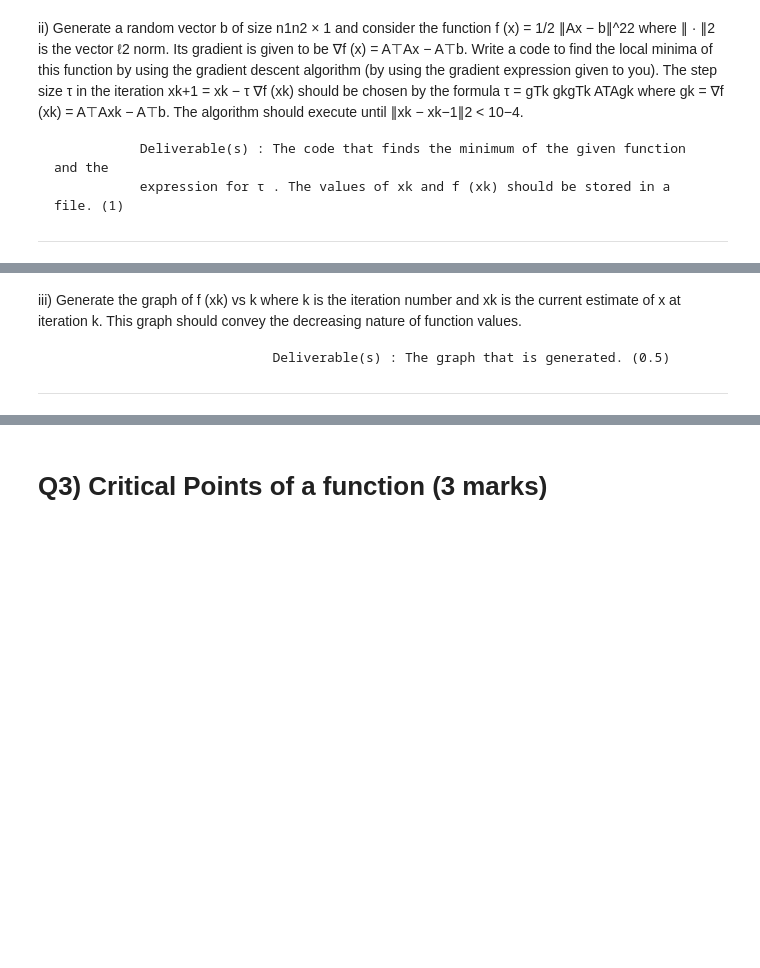
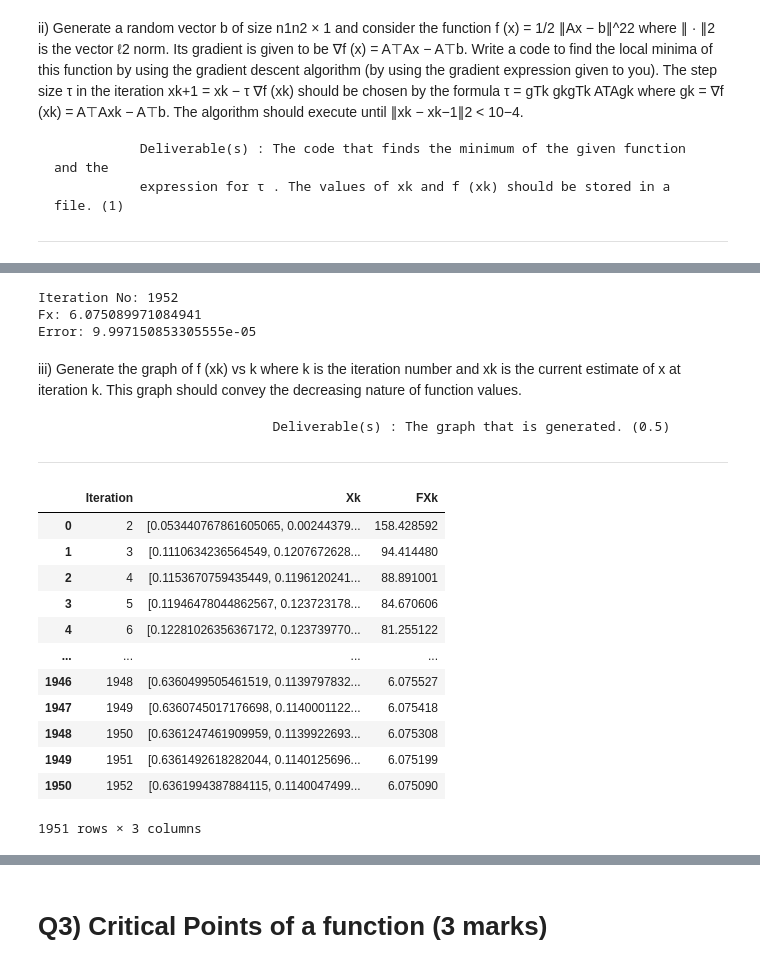
Before and after one commit to vipinindoria/mfds-assignments, a Jupyter notebook: assignment2/assignment2.ipynb, the cells around one changed output, grey strips where cells are left out. Saved outputs shown, nothing was run; the diff lists cells and outputs as text; code cells hidden in the pictures; blank space fills up the shorter version.

```diff
--- a/assignment2/assignment2.ipynb
+++ b/assignment2/assignment2.ipynb
@@ -388,3 +518,9 @@ ii) Generate a random vector b of size n1n2 × 1 and consider the function f (x)
+# %%
+run_optimizer(last_4_mob_no_digits="0029", max_iteration=4000, filepath="gradient_descent_results.csv")
+# %% [output]
+Iteration No: 1952
+Fx: 6.075089971084941
+Error: 9.997150853305555e-05
 # %% [markdown]
 iii) Generate the graph of f (xk) vs k where k is the iteration number and xk is the current estimate of x at iteration k. This graph should convey the decreasing nature of function values.
 
@@ -393,0 +536,17 @@ iii) Generate the graph of f (xk) vs k where k is the iteration number and xk is
+# %%
+data = pd.read_csv("gradient_descent_results.csv")
+data
+# %% [output]
+|  | Iteration | Xk | FXk |
+| 0 | 2 | [0.053440767861605065, 0.00244379... | 158.428592 |
+| 1 | 3 | [0.1110634236564549, 0.1207672628... | 94.414480 |
+| 2 | 4 | [0.1153670759435449, 0.1196120241... | 88.891001 |
+| 3 | 5 | [0.11946478044862567, 0.123723178... | 84.670606 |
+| 4 | 6 | [0.12281026356367172, 0.123739770... | 81.255122 |
+| ... | ... | ... | ... |
+| 1946 | 1948 | [0.6360499505461519, 0.1139797832... | 6.075527 |
+| 1947 | 1949 | [0.6360745017176698, 0.1140001122... | 6.075418 |
+| 1948 | 1950 | [0.6361247461909959, 0.1139922693... | 6.075308 |
+| 1949 | 1951 | [0.6361492618282044, 0.1140125696... | 6.075199 |
+| 1950 | 1952 | [0.6361994387884115, 0.1140047499... | 6.075090 |
+1951 rows × 3 columns
```
Also changed, not shown: parts of 15 cells of this notebook, 13 other files.
